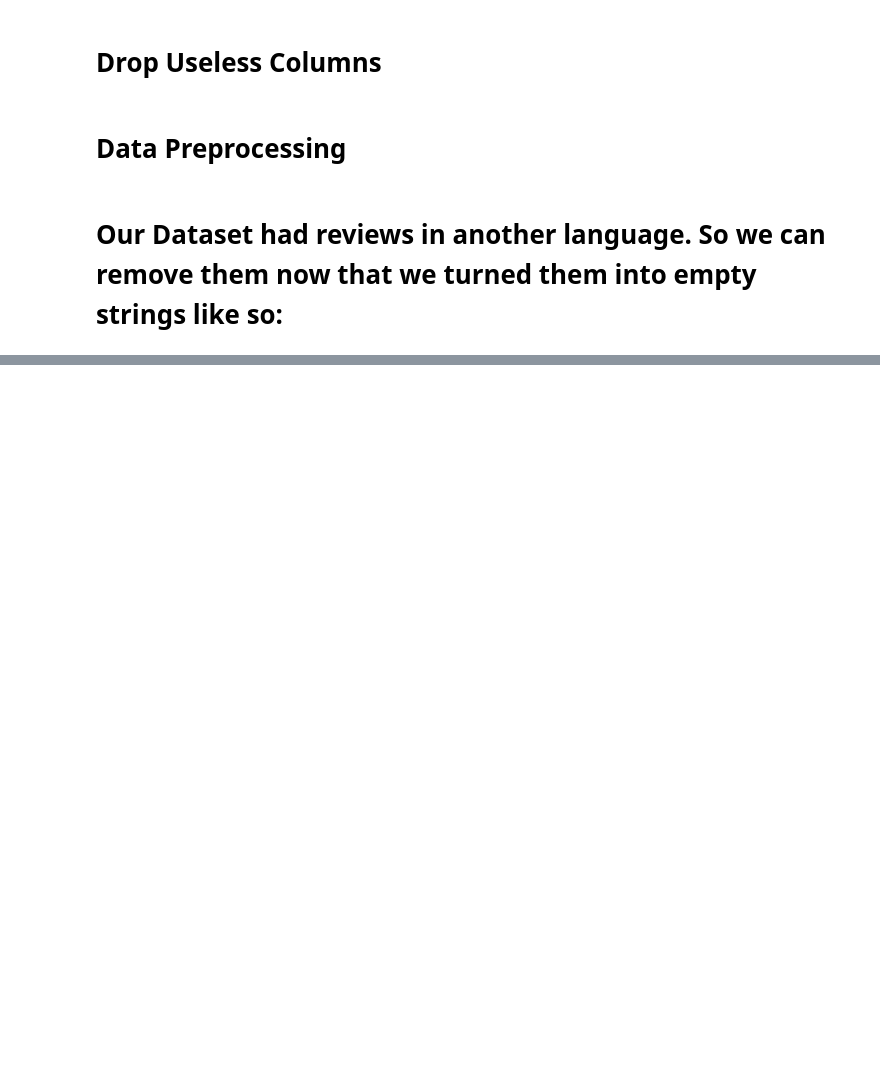
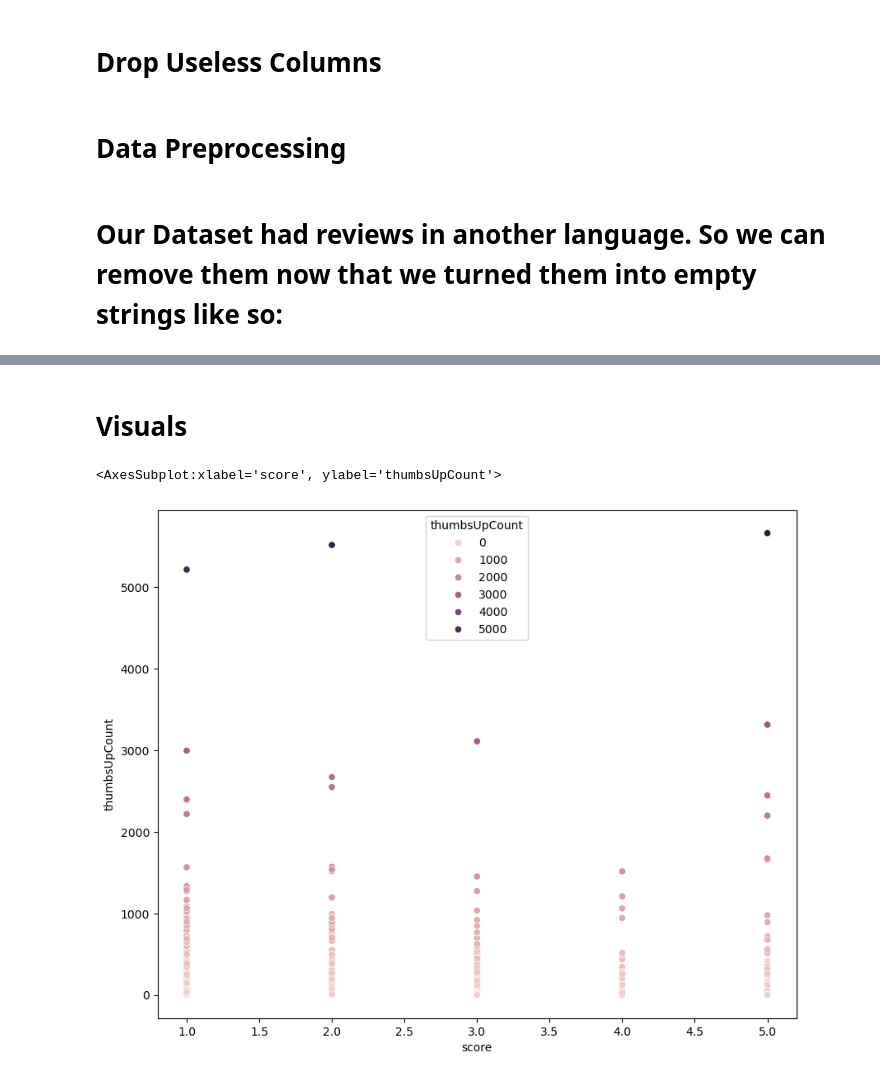
Before and after one commit to MaukanMir/Amazon-Shipping-Reviews-Sentiment-Analysis, a Jupyter notebook: training.ipynb, the cells around one changed output, grey strips where cells are left out. Drawn from its saved outputs; the diff is of its cells as text; code cells hidden in the pictures; blank space fills up the shorter version.

```diff
--- a/training.ipynb
+++ b/training.ipynb
@@ -148,0 +149,13 @@ df.shape
+# %%
+df = df.drop("at", axis=1)
+# %%
+df["len_review"] = df["content"].apply(lambda content: len(content))
+df["word_count"] = df["content"].apply(lambda content: len(content.split(" ")))
+# %% [markdown]
+# Visuals
+# %%
+plt.figure(figsize=(10, 8))
+sns.scatterplot(data=df, x="score", y="thumbsUpCount", hue="thumbsUpCount")
+# %% [output]
+<AxesSubplot:xlabel='score', ylabel='thumbsUpCount'>
+[figure, added]
```
Also changed, not shown: parts of 3 cells of this notebook.
